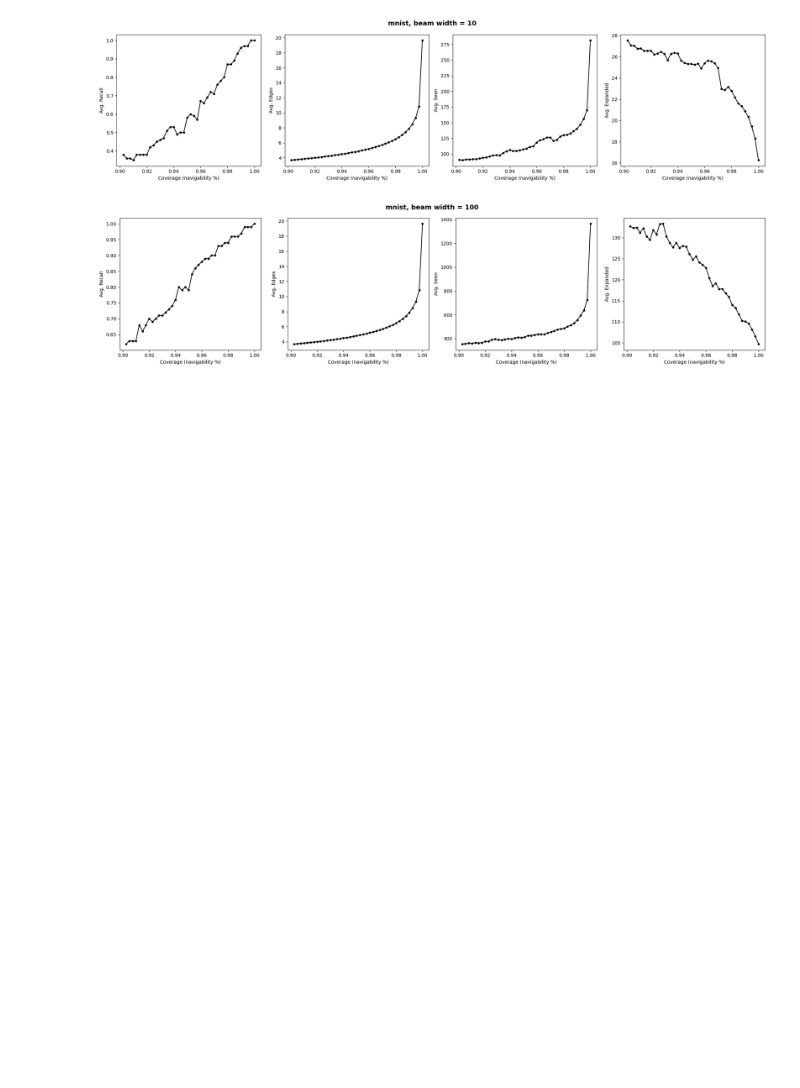
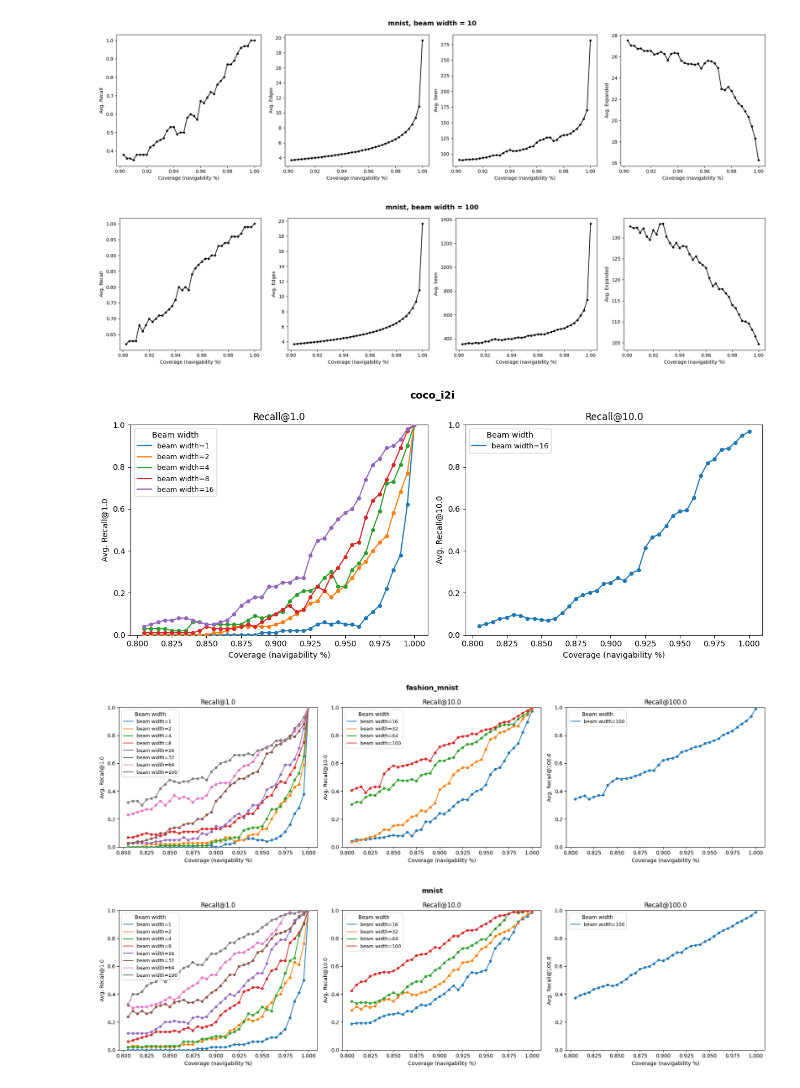
Before and after one commit to PratyushAvi/navigable-graphs, a Jupyter notebook: code/plots.ipynb, the cells around one changed output. Drawn from its saved outputs; the diff is of its cells as text; code cells hidden in the pictures; blank space fills up the shorter version.

```diff
--- a/code/plots.ipynb
+++ b/code/plots.ipynb
@@ -54,3 +62,52 @@ for _, row in df.iterrows():
 [figure]
 [figure]
 [figure]
+# %%
+import re
+import matplotlib.cm as cm
+
+plt.style.use('default')
+
+coverages = sorted(
+    [float(re.search(r'avg_edges_(.+)', c).group(1))
+     for c in df.columns if c.startswith('avg_edges_')],
+    reverse=True
+)
+
+RECALL_KS = sorted(df['k'].unique())
+
+for dataset, ds_df in df.groupby('dataset'):
+    valid_ks = [k for k in RECALL_KS if not ds_df[(ds_df['k'] == k) & (ds_df['beam_width'] >= k)].empty]
+    if not valid_ks:
+        continue
+
+    fig, axes = plt.subplots(1, len(valid_ks), figsize=(6 * len(valid_ks), 5))
+    if len(valid_ks) == 1:
+        axes = [axes]
+    fig.suptitle(dataset, fontsize=13, fontweight='bold')
+
+    for ax, k in zip(axes, valid_ks):
+        k_df = ds_df[(ds_df['k'] == k) & (ds_df['beam_width'] >= k)]
+
+        beam_widths = sorted(k_df['beam_width'].unique())
+        colors      = cm.tab10.colors[:len(beam_widths)]
+        color_map   = dict(zip(beam_widths, colors))
+
+        for _, row in k_df.iterrows():
+            bw    = row['beam_width']
+            ys    = [row[f'train_recall_{v}'] for v in coverages]
+            ax.plot(coverages, ys, color=color_map[bw], linewidth=1.5, label=f'beam width={bw}')
+            ax.scatter(coverages, ys, color=color_map[bw], s=18, zorder=5)
+
+        ax.set_title(f'Recall@{k}')
+        ax.set_xlabel('Coverage (navigability %)')
+        ax.set_ylabel(f'Avg. Recall@{k}')
+        ax.set_ylim(0,1)
+        ax.legend(title='Beam width', fontsize=9)
+
+    plt.tight_layout()
+    plt.show()
+# %% [output]
+[figure, added]
+[figure, added]
+[figure, added]
```
Also changed, not shown: parts of 1 cell of this notebook, 1 other file.
